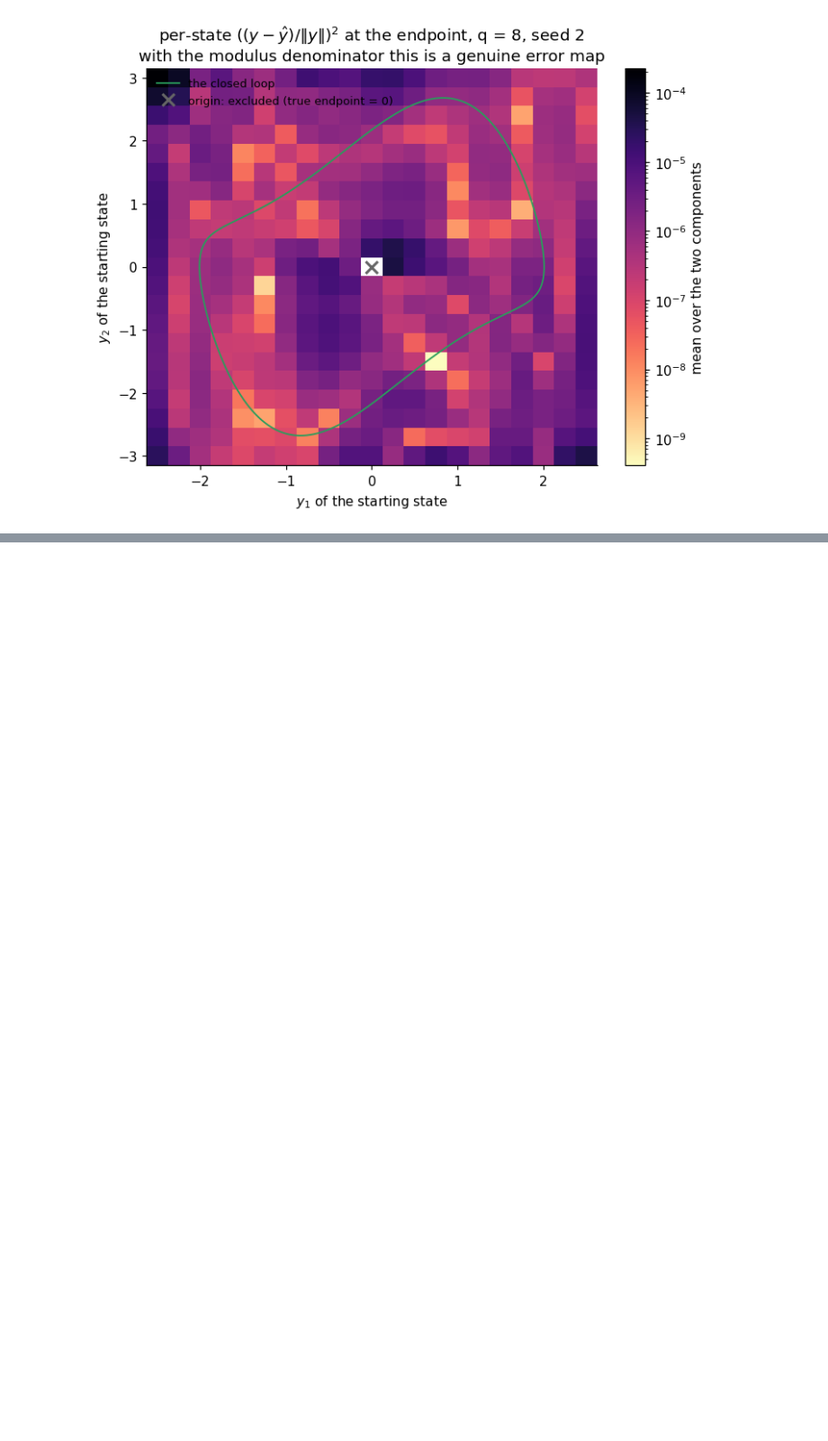
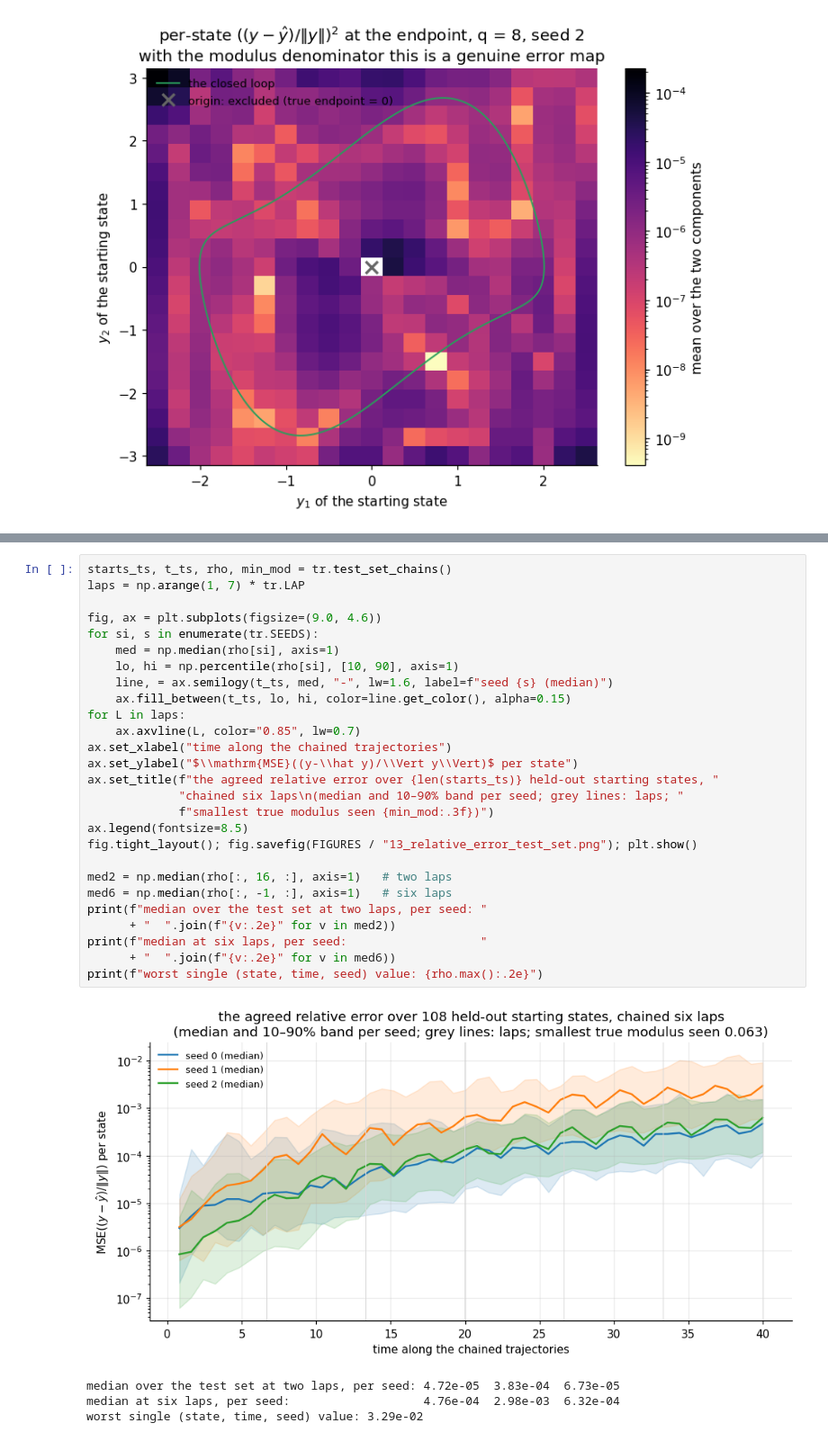
Before and after one commit to GeorgeWilliam1999/Van_Der_Pole, a Jupyter notebook: discrete_time_network/one_step_network.ipynb, the cells around one changed output, grey strips where cells are left out. Shown at 90% size. Saved outputs shown, nothing was run; the diff lists cells and outputs as text; blank space fills up the shorter version.

```diff
--- a/discrete_time_network/one_step_network.ipynb
+++ b/discrete_time_network/one_step_network.ipynb
@@ -635,3 +646,35 @@ fig.savefig(FIGURES / "12_relative_error_map.png", bbox_inches="tight"); plt.sho
+# %%
+starts_ts, t_ts, rho, min_mod = tr.test_set_chains()
+laps = np.arange(1, 7) * tr.LAP
+
+fig, ax = plt.subplots(figsize=(9.0, 4.6))
+for si, s in enumerate(tr.SEEDS):
+    med = np.median(rho[si], axis=1)
+    lo, hi = np.percentile(rho[si], [10, 90], axis=1)
+    line, = ax.semilogy(t_ts, med, "-", lw=1.6, label=f"seed {s} (median)")
+    ax.fill_between(t_ts, lo, hi, color=line.get_color(), alpha=0.15)
+for L in laps:
+    ax.axvline(L, color="0.85", lw=0.7)
+ax.set_xlabel("time along the chained trajectories")
+ax.set_ylabel("$\\mathrm{MSE}((y-\\hat y)/\\Vert y\\Vert)$ per state")
+ax.set_title(f"the agreed relative error over {len(starts_ts)} held-out starting states, "
+             "chained six laps\n(median and 10–90% band per seed; grey lines: laps; "
+             f"smallest true modulus seen {min_mod:.3f})")
+ax.legend(fontsize=8.5)
+fig.tight_layout(); fig.savefig(FIGURES / "13_relative_error_test_set.png"); plt.show()
+
+med2 = np.median(rho[:, 16, :], axis=1)   # two laps
+med6 = np.median(rho[:, -1, :], axis=1)   # six laps
+print(f"median over the test set at two laps, per seed: "
+      + "  ".join(f"{v:.2e}" for v in med2))
+print(f"median at six laps, per seed:                   "
+      + "  ".join(f"{v:.2e}" for v in med6))
+print(f"worst single (state, time, seed) value: {rho.max():.2e}")
+# %% [output]
+[figure, added]
+median over the test set at two laps, per seed: 4.72e-05  3.83e-04  6.73e-05
+median at six laps, per seed:                   4.76e-04  2.98e-03  6.32e-04
+worst single (state, time, seed) value: 3.29e-02
 # %% [markdown]
 ## Verdict
 
```
Also changed, not shown: parts of 2 cells of this notebook, 3 other files.
